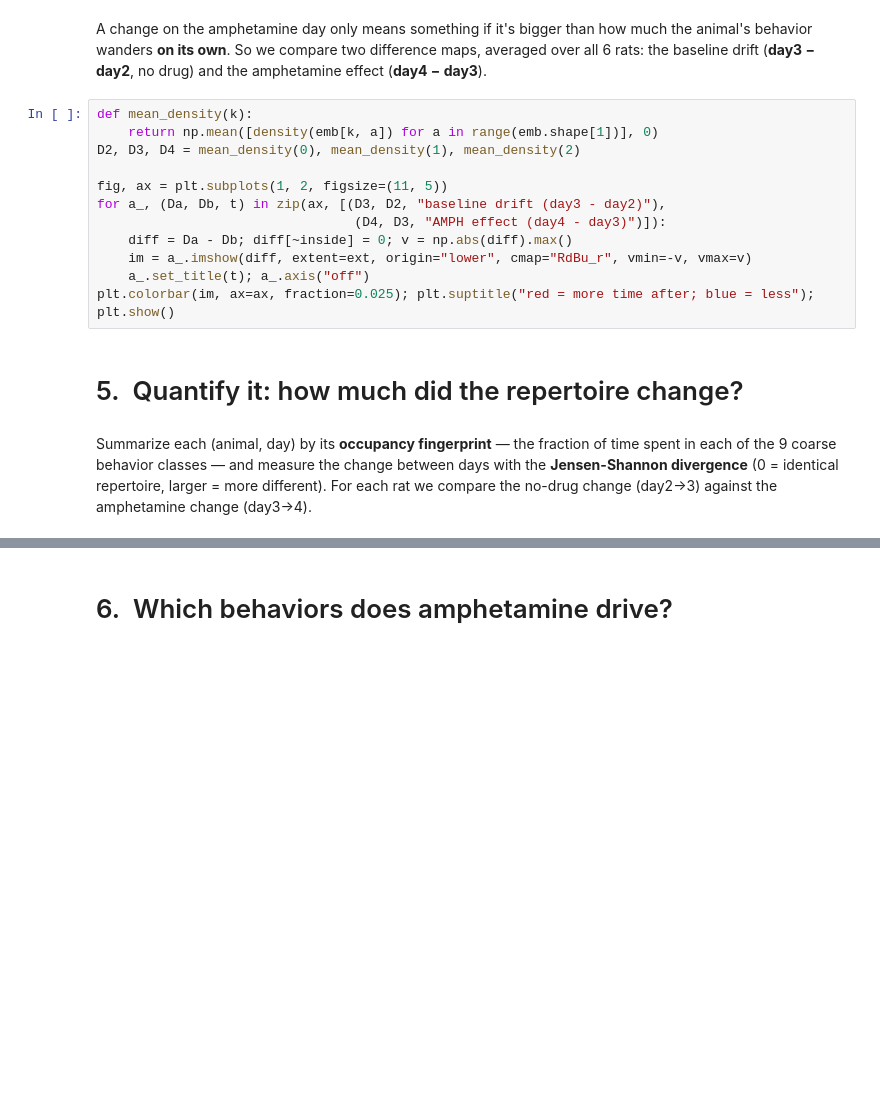
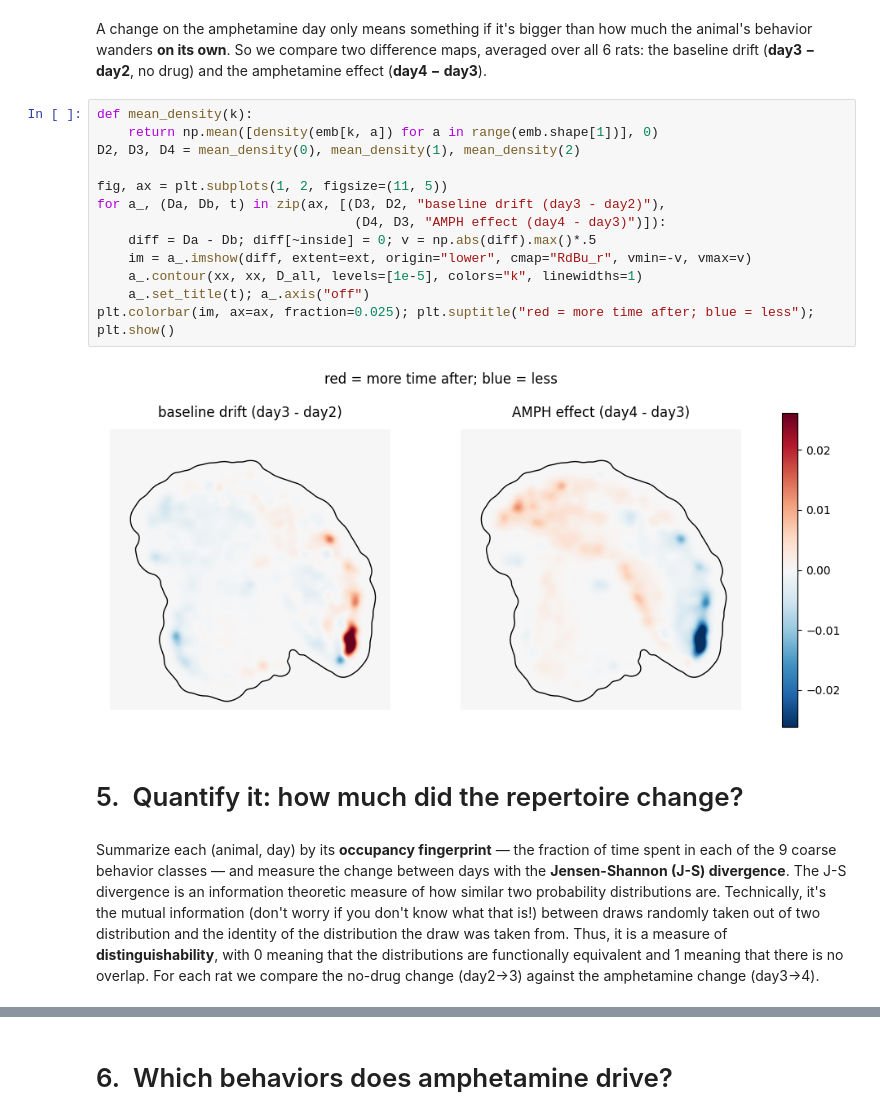
Before and after one commit to bermanlabemory/unsupervised-behavior-tutorials, a Jupyter notebook: 03_rat_individual_behavior.ipynb, the cells around one changed output, grey strips where cells are left out. Saved outputs shown, nothing was run; the diff lists cells and outputs as text; blank space fills up the shorter version.

```diff
--- a/03_rat_individual_behavior.ipynb
+++ b/03_rat_individual_behavior.ipynb
@@ -137,22 +150,23 @@ baseline drift (**day3 &minus; day2**, no drug) and the amphetamine effect (**da
 # %%
 def mean_density(k):
     return np.mean([density(emb[k, a]) for a in range(emb.shape[1])], 0)
 D2, D3, D4 = mean_density(0), mean_density(1), mean_density(2)
 
 fig, ax = plt.subplots(1, 2, figsize=(11, 5))
 for a_, (Da, Db, t) in zip(ax, [(D3, D2, "baseline drift (day3 - day2)"),
                                  (D4, D3, "AMPH effect (day4 - day3)")]):
-    diff = Da - Db; diff[~inside] = 0; v = np.abs(diff).max()
+    diff = Da - Db; diff[~inside] = 0; v = np.abs(diff).max()*.5
     im = a_.imshow(diff, extent=ext, origin="lower", cmap="RdBu_r", vmin=-v, vmax=v)
+    a_.contour(xx, xx, D_all, levels=[1e-5], colors="k", linewidths=1)
     a_.set_title(t); a_.axis("off")
 plt.colorbar(im, ax=ax, fraction=0.025); plt.suptitle("red = more time after; blue = less"); plt.show()
+# %% [output]
+[figure, added]
 # %% [markdown]
 # 5.&nbsp; Quantify it: how much did the repertoire change?
 # %% [markdown]
 Summarize each (animal, day) by its **occupancy fingerprint** &mdash; the fraction of time spent in
-each of the 9 coarse behavior classes &mdash; and measure the change between days with the
-**Jensen-Shannon divergence** (0 = identical repertoire, larger = more different). For each rat we
-compare the no-drug change (day2&rarr;3) against the amphetamine change (day3&rarr;4).
+each of the 9 coarse behavior classes &mdash; and measure the change between days with the **Jensen-Shannon (J-S) divergence**. The J-S divergence is an information theoretic measure of how similar two probability distributions are.  Technically, it's the mutual information (don't worry if you don't know what that is!) between draws randomly taken out of two distribution and the identity of the distribution the draw was taken from.  Thus, it is a measure of **distinguishability**, with 0 meaning that the distributions are functionally equivalent and 1 meaning that there is no overlap. For each rat we compare the no-drug change (day2&rarr;3) against the amphetamine change (day3&rarr;4).
 # %%
 def occupancy(labels):
     h = np.bincount(labels, minlength=n_coarse + 1)[1:].astype(float)
```
Also changed, not shown: parts of 12 cells of this notebook, 2 other files.
